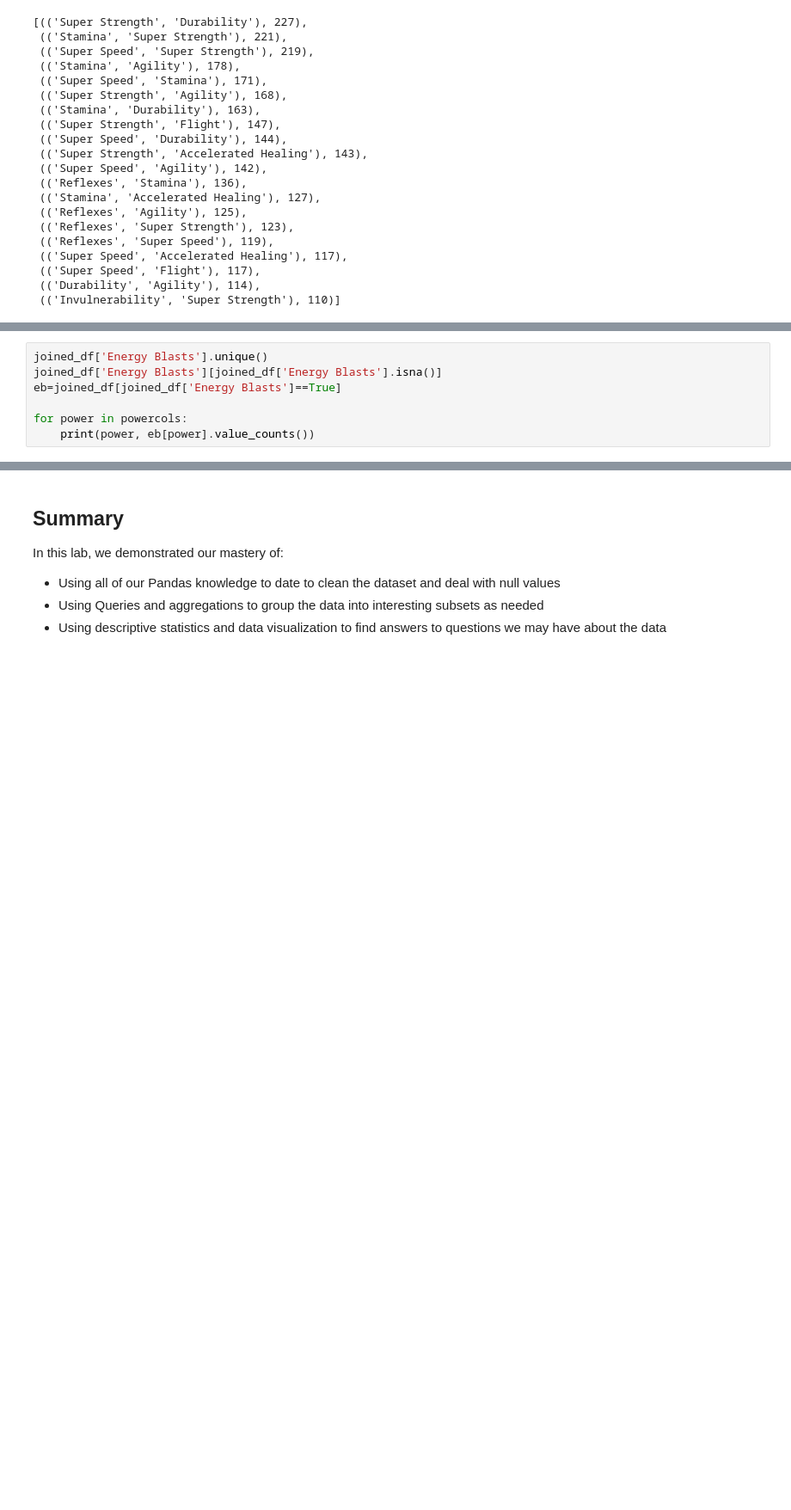
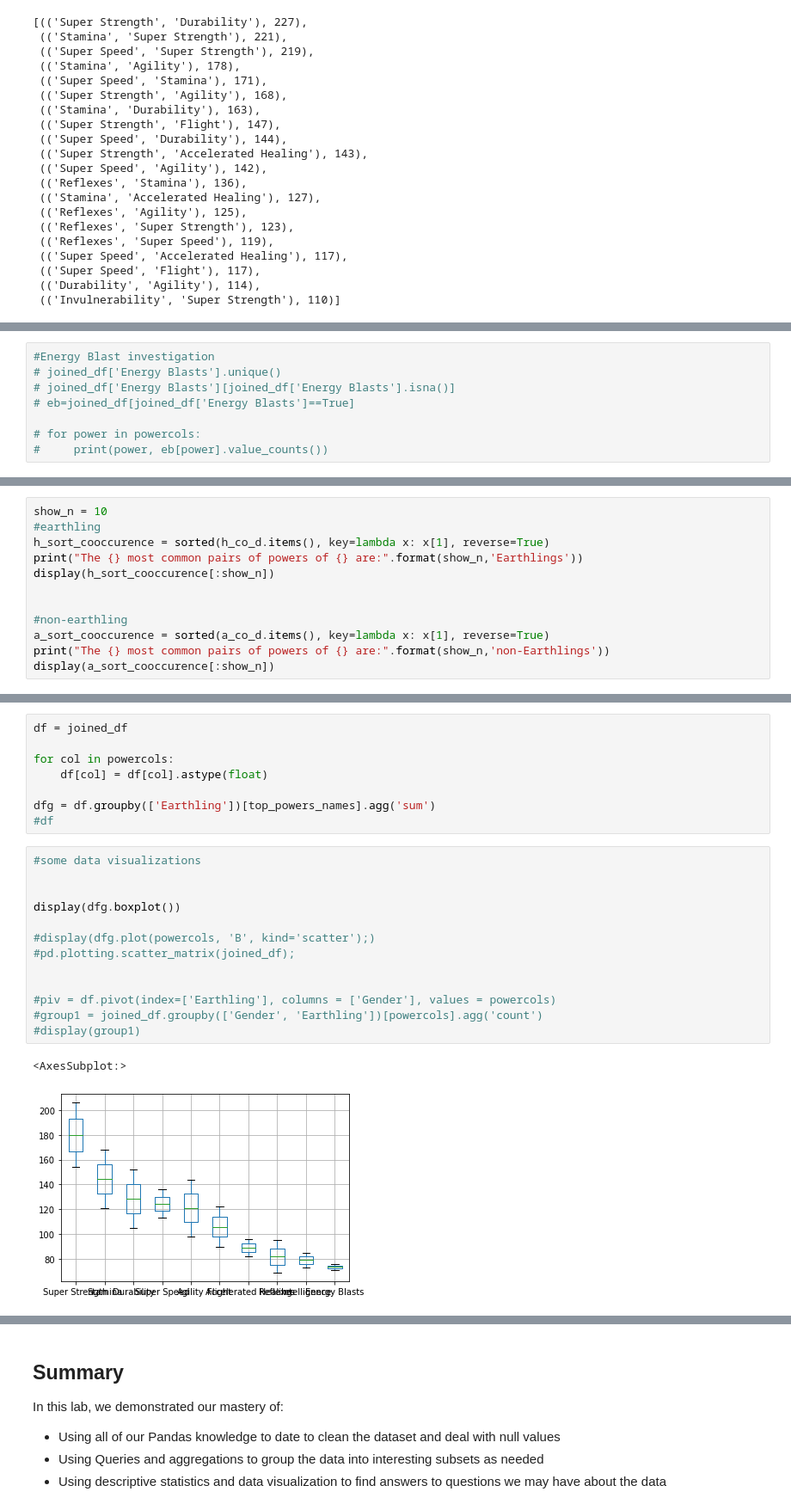
Before and after one commit to ericthansen/dsc-data-cleaning-project-online-ds-sp-000, a Jupyter notebook: index.ipynb, the cells around one changed output, grey strips where cells are left out. Shown at 86% size. Drawn from its saved outputs; the diff is of its cells as text; blank space fills up the shorter version.

Commit message:
visualizations

```diff
--- a/index.ipynb
+++ b/index.ipynb
@@ -720,7 +720,8 @@ Of characters with Weapons Master, 40.00%% also have Reflexes
 # %%
-joined_df['Energy Blasts'].unique()
-joined_df['Energy Blasts'][joined_df['Energy Blasts'].isna()]
-eb=joined_df[joined_df['Energy Blasts']==True]
+#Energy Blast investigation
+# joined_df['Energy Blasts'].unique()
+# joined_df['Energy Blasts'][joined_df['Energy Blasts'].isna()]
+# eb=joined_df[joined_df['Energy Blasts']==True]
 
-for power in powercols:
-    print(power, eb[power].value_counts())
+# for power in powercols:
+#     print(power, eb[power].value_counts())
@@ -744,0 +840,12 @@ Name: Omniscient, dtype: int64
+# %%
+show_n = 10
+#earthling
+h_sort_cooccurence = sorted(h_co_d.items(), key=lambda x: x[1], reverse=True)
+print("The {} most common pairs of powers of {} are:".format(show_n,'Earthlings'))
+display(h_sort_cooccurence[:show_n])
+
+
+#non-earthling
+a_sort_cooccurence = sorted(a_co_d.items(), key=lambda x: x[1], reverse=True)
+print("The {} most common pairs of powers of {} are:".format(show_n,'non-Earthlings'))
+display(a_sort_cooccurence[:show_n])
@@ -744,0 +932,24 @@ Name: Omniscient, dtype: int64
+# %%
+df = joined_df
+
+for col in powercols:
+    df[col] = df[col].astype(float)
+
+dfg = df.groupby(['Earthling'])[top_powers_names].agg('sum')
+#df
+# %%
+#some data visualizations
+
+
+display(dfg.boxplot())
+
+#display(dfg.plot(powercols, 'B', kind='scatter');)
+#pd.plotting.scatter_matrix(joined_df);
+
+
+#piv = df.pivot(index=['Earthling'], columns = ['Gender'], values = powercols)
+#group1 = joined_df.groupby(['Gender', 'Earthling'])[powercols].agg('count')
+#display(group1)
+# %% [output]
+<AxesSubplot:>
+[figure, added]
```
Also changed, not shown: parts of 9 cells of this notebook.
